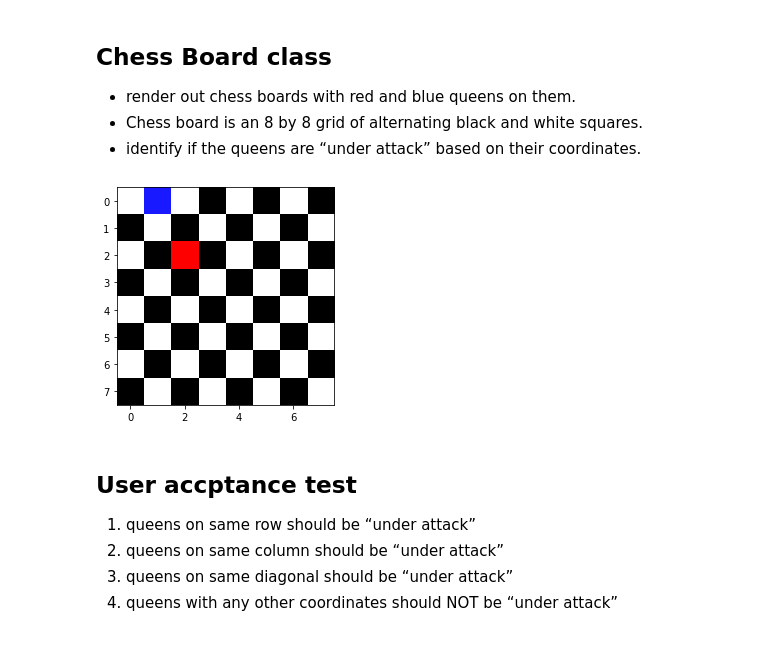
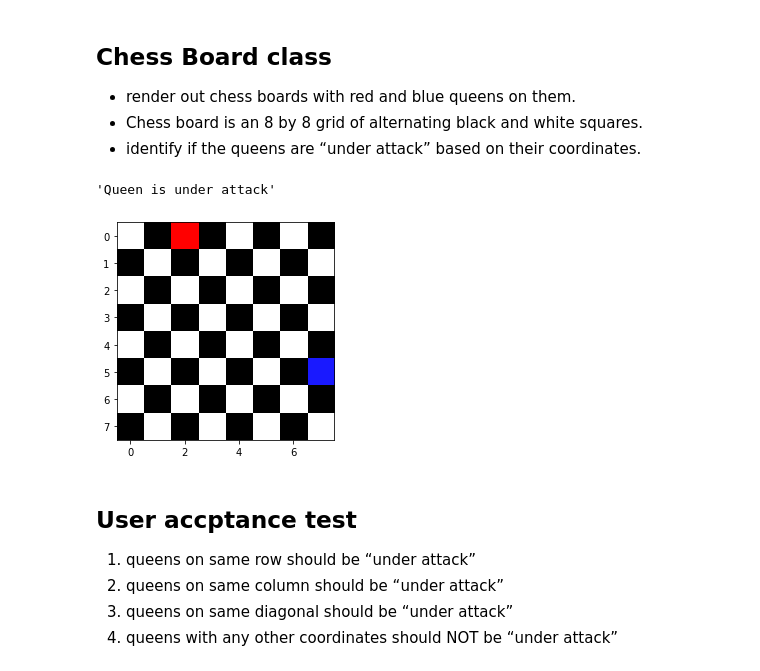
Before and after one commit to will-ing/chess-game, a Jupyter notebook: chess_board.ipynb, the cells around one changed output. Drawn from its saved outputs; the diff is of its cells as text; code cells hidden in the pictures.

Commit message:
added logic if queen is under attack

```diff
--- a/chess_board.ipynb
+++ b/chess_board.ipynb
@@ -53,14 +52,13 @@ class BlueQueen(self, row, col):
-# %%
-board = ChessBoard()
-white = (1, 1, 1)
-board.grid[0,0] = white
-
-blue = board.color_cell(0, 1,(.1, .1, 1))
-red = board.color_cell(2, 2,(1, 0, 0))
-board.render()
-# board.is_under_attack(blue, red)
-# %% [output]
-[figure, removed]
+# %%
+board = ChessBoard()
+
+blue = BlueQueen(5, 7)
+red = RedQueen(0, 2)
+board.render()
+board.is_under_attack(blue, red)
+# %% [output]
+'Queen is under attack'
+[figure, added]
 # %% [markdown]
 ## User accptance test
 
```
Also changed, not shown: parts of 5 cells of this notebook.
